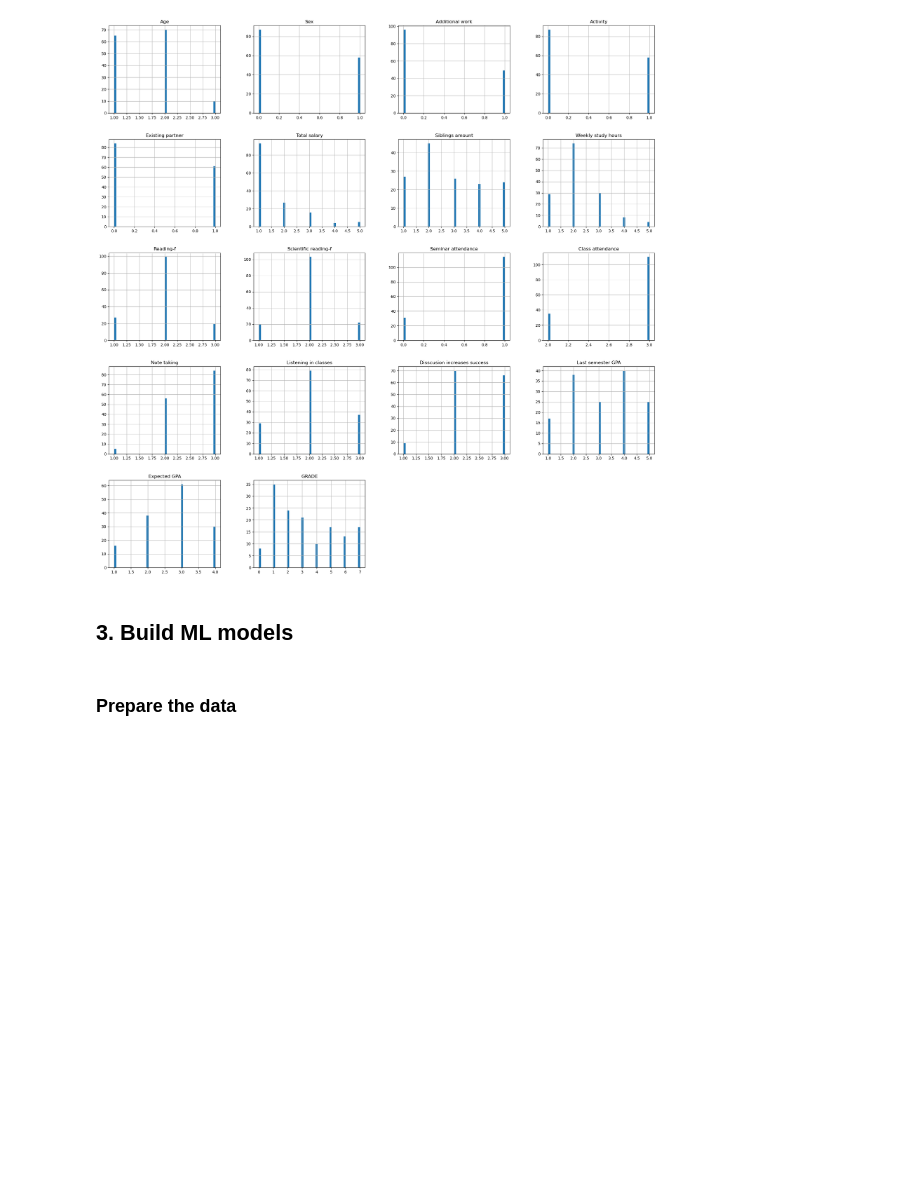
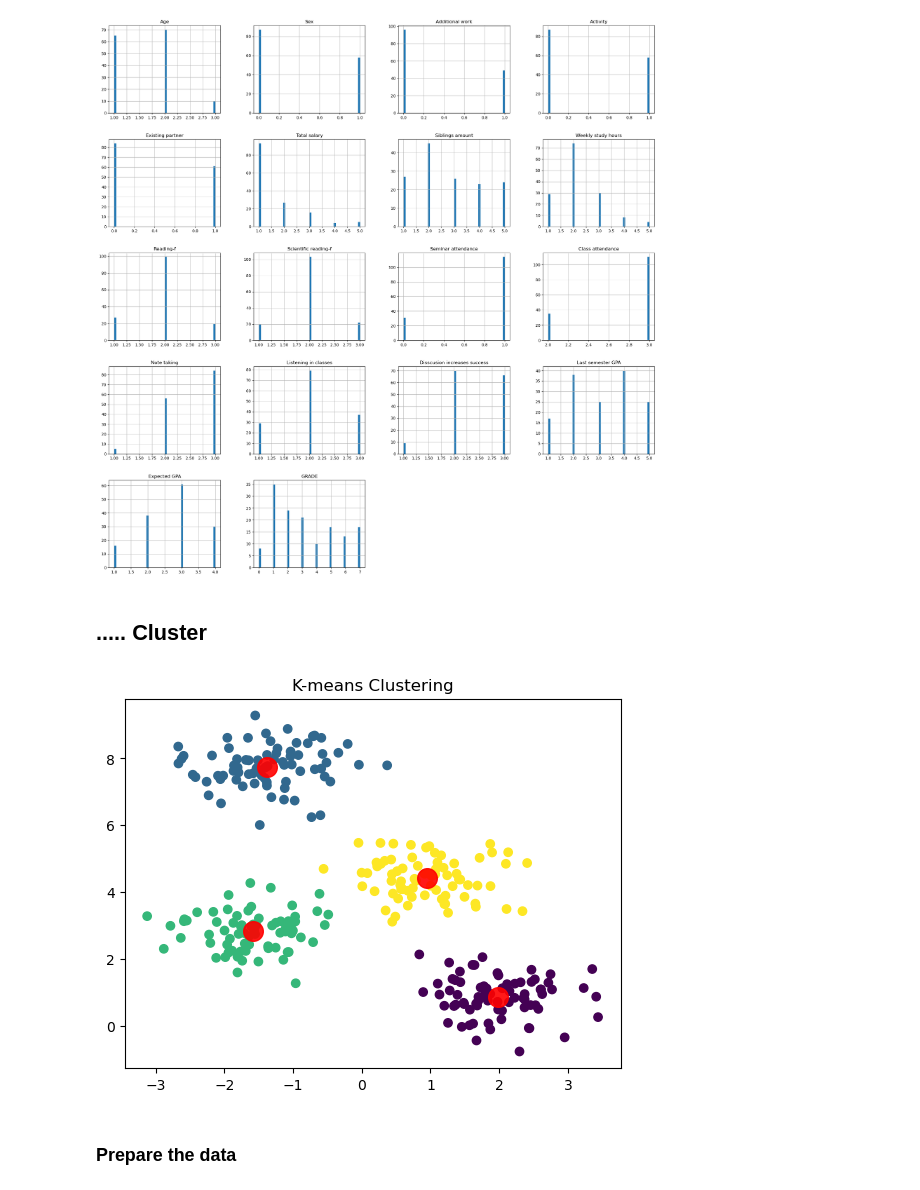
Before and after one commit to Fera13/ML-Project-Obesity-Classifier, a Jupyter notebook: ML_Project.ipynb, the cells around one changed output. Drawn from its saved outputs; the diff is of its cells as text; code cells hidden in the pictures; blank space fills up the shorter version.

Commit message:
clustering

```diff
--- a/ML_Project.ipynb
+++ b/ML_Project.ipynb
@@ -284,5 +285,5 @@ df_renamed.hist(bins=50, figsize=(25,25))
 plt.show()
 # %% [output]
 [figure]
-# %% [markdown]
-## 3. Build ML models
+# %% [markdown]
+## ..... Cluster
@@ -289,3 +294,23 @@ plt.show()
+# %%
+data, _ = make_blobs(n_samples=300, centers=4, cluster_std=0.60, random_state=0)
+
+# Creating a KMeans instance with the number of clusters (adjust this based on your data)
+kmeans = KMeans(n_clusters=4)
+
+# Fitting the model to the data
+kmeans.fit(data)
+
+# Getting the cluster labels and cluster centers
+clusters = kmeans.predict(data)
+centers = kmeans.cluster_centers_
+
+# Visualizing the clusters and centers
+plt.scatter(data[:, 0], data[:, 1], c=clusters, cmap='viridis')
+plt.scatter(centers[:, 0], centers[:, 1], c='red', marker='o', s=200, alpha=0.9)
+plt.title('K-means Clustering')
+plt.show()
+# %% [output]
+[figure, added]
 # %% [markdown]
 ### Prepare the data
 # %%
```
Also changed, not shown: parts of 5 cells of this notebook.
